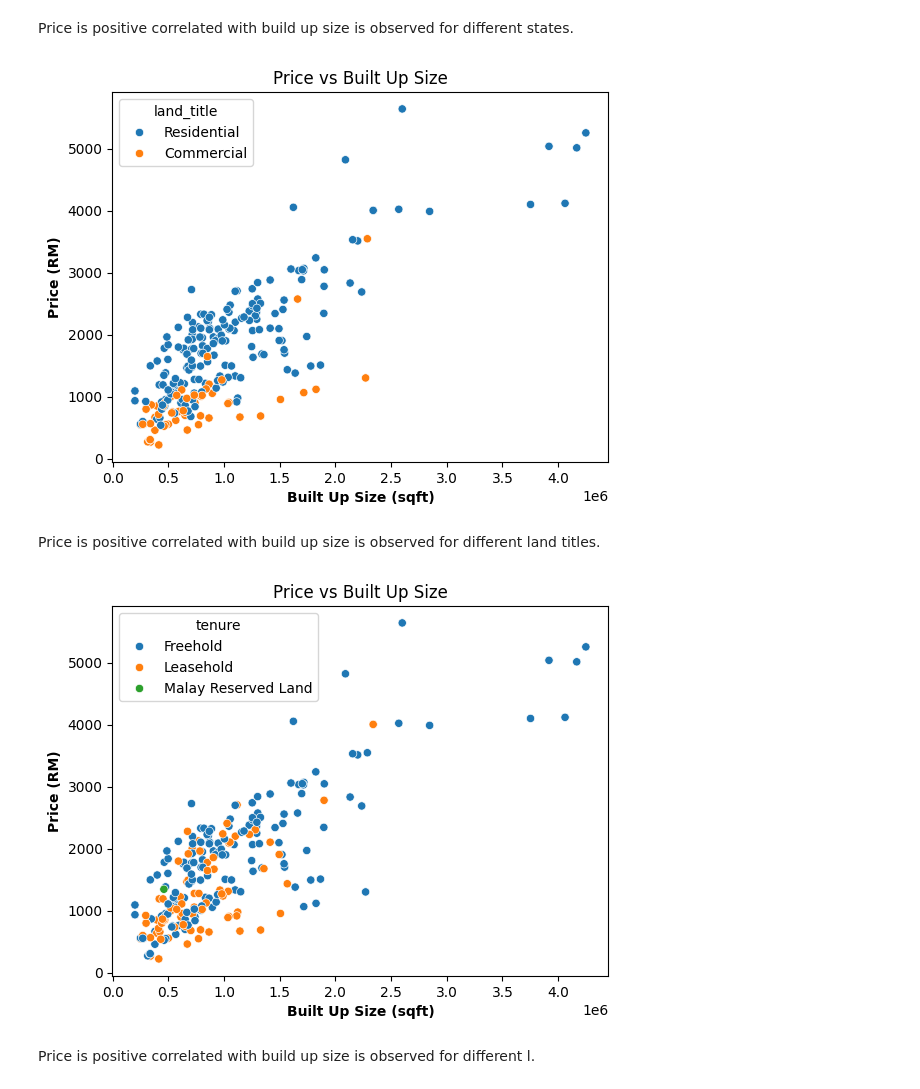
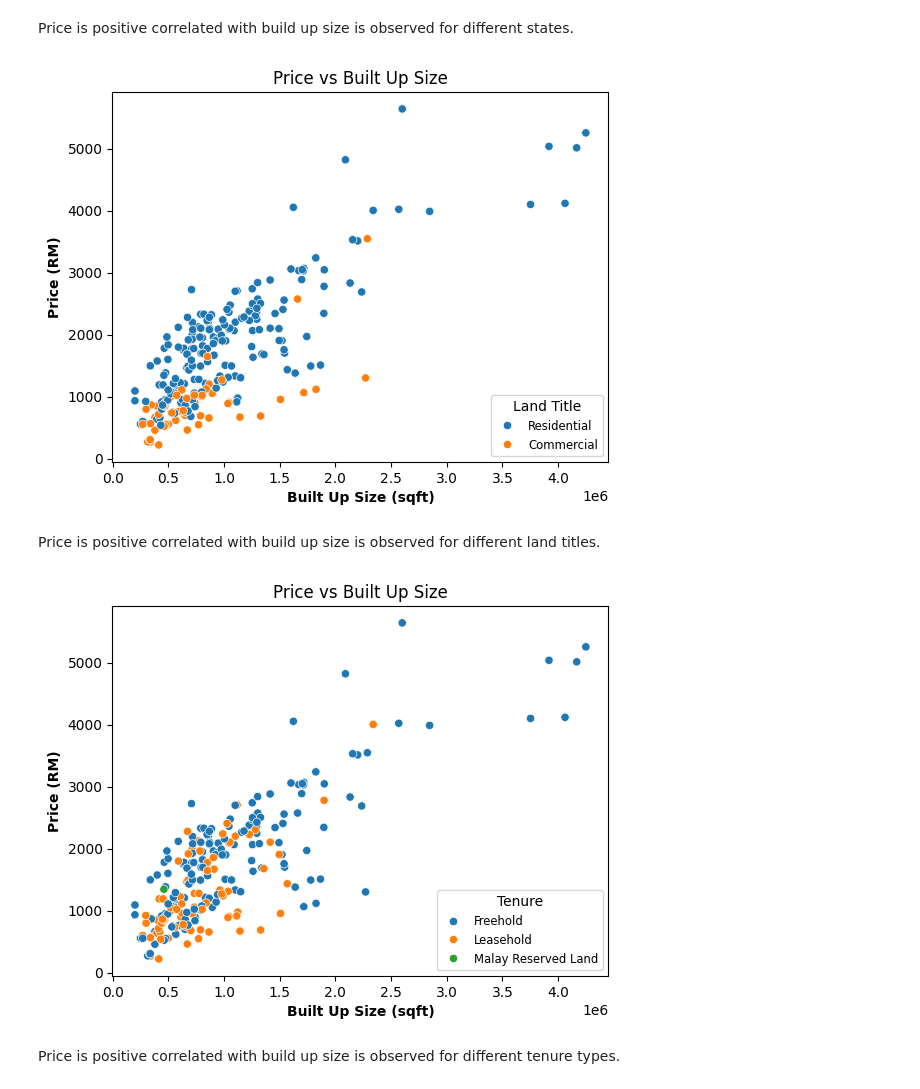
Before and after one commit to Bsting/fc_aps_mini_project_1, a Jupyter notebook: eda/iproperty_eda.ipynb, the cells around one changed output. Saved outputs shown, nothing was run; the diff lists cells and outputs as text; code cells hidden in the pictures.

```diff
--- a/eda/iproperty_eda.ipynb
+++ b/eda/iproperty_eda.ipynb
@@ -730,18 +730,20 @@ sns.scatterplot(data=df_house, x='price', y='built_up_size', hue='land_title')
 plt.xlabel('Built Up Size (sqft)', fontdict={'weight': 'bold'})
 plt.ylabel('Price (RM)', fontdict={'weight': 'bold'})
 plt.title('Price vs Built Up Size')
+plt.legend(title="Land Title",loc=4, fontsize='small', fancybox=True)
 plt.show()
 # %% [output]
-[figure, old version]
+[figure, new version]
 # %% [markdown]
 Price is positive correlated with build up size is observed for different land titles.
 # %%
 sns.scatterplot(data=df_house, x='price', y='built_up_size', hue='tenure')
 plt.xlabel('Built Up Size (sqft)', fontdict={'weight': 'bold'})
 plt.ylabel('Price (RM)', fontdict={'weight': 'bold'})
 plt.title('Price vs Built Up Size')
+plt.legend(title="Tenure",loc=4, fontsize='small', fancybox=True)
 plt.show()
 # %% [output]
-[figure, old version]
+[figure, new version]
 # %% [markdown]
-Price is positive correlated with build up size is observed for different l.
+Price is positive correlated with build up size is observed for different tenure types.
```
Also changed, not shown: parts of 8 cells of this notebook.
